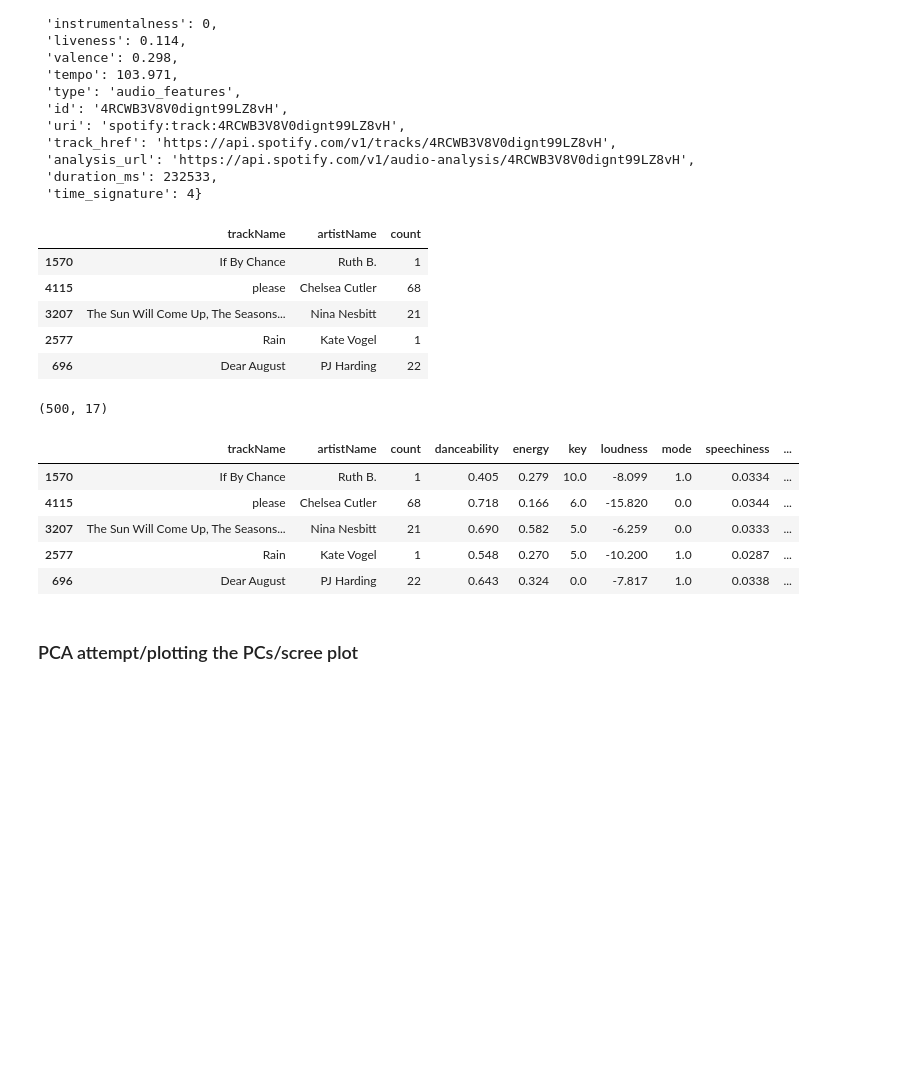
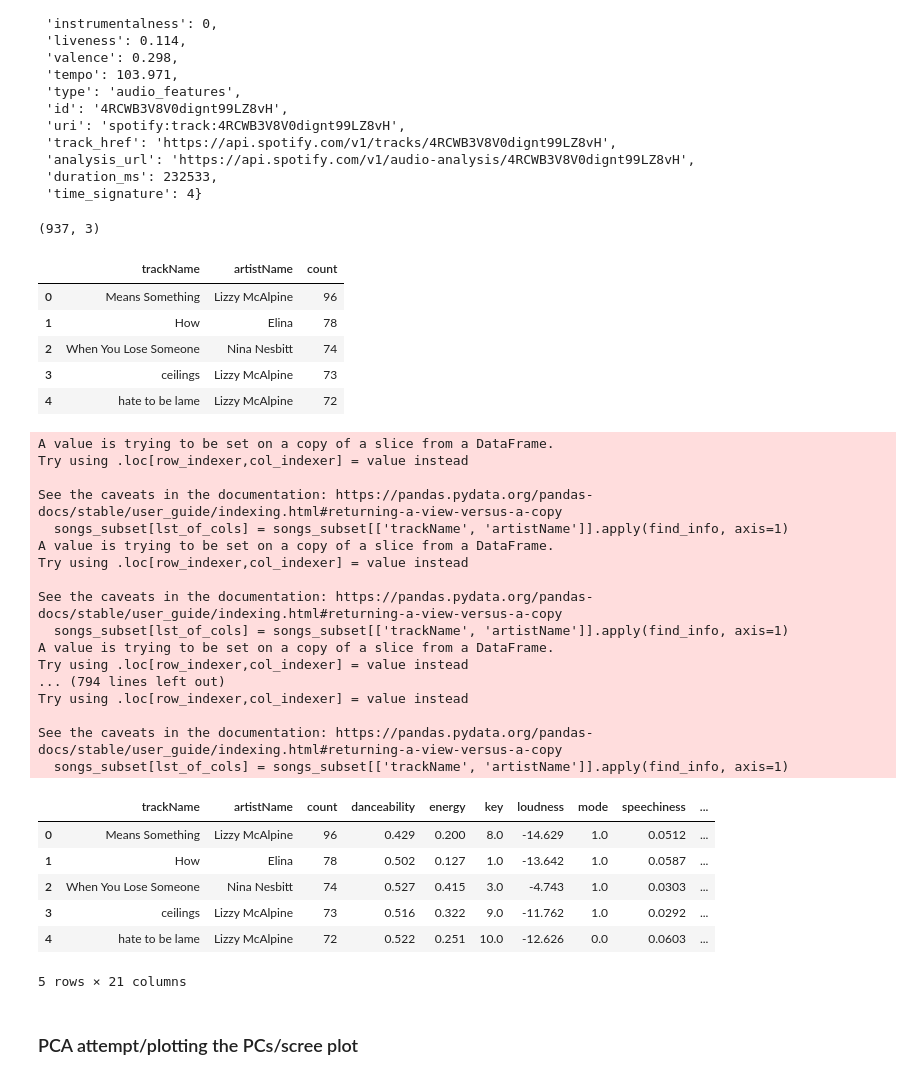
Before and after one commit to JessicaGolden/music_108, a Jupyter notebook: music_108_v01.ipynb, the cells around one changed output. Saved outputs shown, nothing was run; the diff lists cells and outputs as text; code cells hidden in the pictures; blank space fills up the shorter version.

Commit message:
made find_info in batches to not break from max API requests

```diff
--- a/music_108_v01.ipynb
+++ b/music_108_v01.ipynb
@@ -125,44 +105,69 @@ track_features[0]
  'duration_ms': 232533,
  'time_signature': 4}
 # %%
-counts = listening.query('msPlayed >= 3000').groupby(by=['trackName', 'artistName']).size().reset_index()
-songs_df = counts.rename(columns={0: 'count'}).sample(n=500, weights='count', random_state=42)#.query('count >= 5').sort_values('count', ascending=False) # either listened to >5 times or top x songs or random x songs
+counts = listening.groupby(by=['trackName', 'artistName']).size().reset_index()
+songs_df = counts.rename(columns={0: 'count'}).query('count >= 5').sort_values('count', ascending=False).reset_index(drop=True) #.sample(n=500, weights='count', random_state=42)#.query('count >= 5').sort_values('count', ascending=False) # either listened to >5 times or top x songs or random x songs
+print(songs_df.shape)
 songs_df.head(5)#.to_csv('csv_exports/grouped.csv')
 # %% [output]
+(937, 3)
 |  | trackName | artistName | count |
-| 1570 | If By Chance | Ruth B. | 1 |
-| 4115 | please | Chelsea Cutler | 68 |
-| 3207 | The Sun Will Come Up, The Seasons... | Nina Nesbitt | 21 |
-| 2577 | Rain | Kate Vogel | 1 |
-| 696 | Dear August | PJ Harding | 22 |
+| 0 | Means Something | Lizzy McAlpine | 96 |
+| 1 | How | Elina | 78 |
+| 2 | When You Lose Someone | Nina Nesbitt | 74 |
+| 3 | ceilings | Lizzy McAlpine | 73 |
+| 4 | hate to be lame | Lizzy McAlpine | 72 |
 # %%
+lst_of_cols = list(track_features[0].keys())
 
-lst_of_cols = list(track_features[0].keys())
-# lst_of_cols.remove(['type', 'analysis_url'])
-# lst_of_cols.remove(x for x in ['type', 'analysis_url'])
-[lst_of_cols.remove(col) for col in ['type', 'uri', 'analysis_url', 'track_href']]
+# [lst_of_cols.remove(col) for col in ['type', 'uri', 'analysis_url', 'track_href']] # remove columns you dont want
+
 def find_info(song):
-    # print(song)
     try:
         song_dict = sp.search(q='artist:' + song[1] + ' track:' + song[0], type='track')
         song_uri = song_dict['tracks']['items'][0]['uri']
         track_features = sp.audio_features(song_uri)[0]
         return pd.Series([track_features[i] for i in lst_of_cols])
     except:
         return pd.Series([None] * len(lst_of_cols))
 
+totals = pd.DataFrame()
 
-songs_df[lst_of_cols] = songs_df[['trackName', 'artistName']].apply(find_info, axis=1)
-print(songs_df.shape)
-songs_df.head(5)
+for i in range((songs_df.shape[0] // 100) + 1):
+    songs_subset = songs_df.iloc[100*i:100*(i + 1),:]
+    songs_subset[lst_of_cols] = songs_subset[['trackName', 'artistName']].apply(find_info, axis=1)
+    totals = pd.concat([totals, songs_subset])
+
+
+# songs_df['inverse quared energy'] = -1 * (songs_df['energy'] ** 2)
+# print(songs_df.shape)
+# songs_df.head(5)
+totals.head(5)
 # %% [output]
-(500, 17)
+A value is trying to be set on a copy of a slice from a DataFrame.
+Try using .loc[row_indexer,col_indexer] = value instead
+
+See the caveats in the documentation: https://pandas.pydata.org/pandas-docs/stable/user_guide/indexing.html#returning-a-view-versus-a-copy
+  songs_subset[lst_of_cols] = songs_subset[['trackName', 'artistName']].apply(find_info, axis=1)
+A value is trying to be set on a copy of a slice from a DataFrame.
+Try using .loc[row_indexer,col_indexer] = value instead
+
+See the caveats in the documentation: https://pandas.pydata.org/pandas-docs/stable/user_guide/indexing.html#returning-a-view-versus-a-copy
+  songs_subset[lst_of_cols] = songs_subset[['trackName', 'artistName']].apply(find_info, axis=1)
+A value is trying to be set on a copy of a slice from a DataFrame.
+Try using .loc[row_indexer,col_indexer] = value instead
+... (794 lines left out)
+Try using .loc[row_indexer,col_indexer] = value instead
+
+See the caveats in the documentation: https://pandas.pydata.org/pandas-docs/stable/user_guide/indexing.html#returning-a-view-versus-a-copy
+  songs_subset[lst_of_cols] = songs_subset[['trackName', 'artistName']].apply(find_info, axis=1)
 |  | trackName | artistName | count | danceability | energy | key | loudness | mode | speechiness | ... |
-| 1570 | If By Chance | Ruth B. | 1 | 0.405 | 0.279 | 10.0 | -8.099 | 1.0 | 0.0334 | ... |
-| 4115 | please | Chelsea Cutler | 68 | 0.718 | 0.166 | 6.0 | -15.820 | 0.0 | 0.0344 | ... |
-| 3207 | The Sun Will Come Up, The Seasons... | Nina Nesbitt | 21 | 0.690 | 0.582 | 5.0 | -6.259 | 0.0 | 0.0333 | ... |
-| 2577 | Rain | Kate Vogel | 1 | 0.548 | 0.270 | 5.0 | -10.200 | 1.0 | 0.0287 | ... |
-| 696 | Dear August | PJ Harding | 22 | 0.643 | 0.324 | 0.0 | -7.817 | 1.0 | 0.0338 | ... |
+| 0 | Means Something | Lizzy McAlpine | 96 | 0.429 | 0.200 | 8.0 | -14.629 | 1.0 | 0.0512 | ... |
+| 1 | How | Elina | 78 | 0.502 | 0.127 | 1.0 | -13.642 | 1.0 | 0.0587 | ... |
+| 2 | When You Lose Someone | Nina Nesbitt | 74 | 0.527 | 0.415 | 3.0 | -4.743 | 1.0 | 0.0303 | ... |
+| 3 | ceilings | Lizzy McAlpine | 73 | 0.516 | 0.322 | 9.0 | -11.762 | 1.0 | 0.0292 | ... |
+| 4 | hate to be lame | Lizzy McAlpine | 72 | 0.522 | 0.251 | 10.0 | -12.626 | 0.0 | 0.0603 | ... |
+5 rows × 21 columns
 # %% [markdown]
 ### PCA attempt/plotting the PCs/scree plot
 # %%
```
Also changed, not shown: parts of 1 cell of this notebook, 2 other files.
